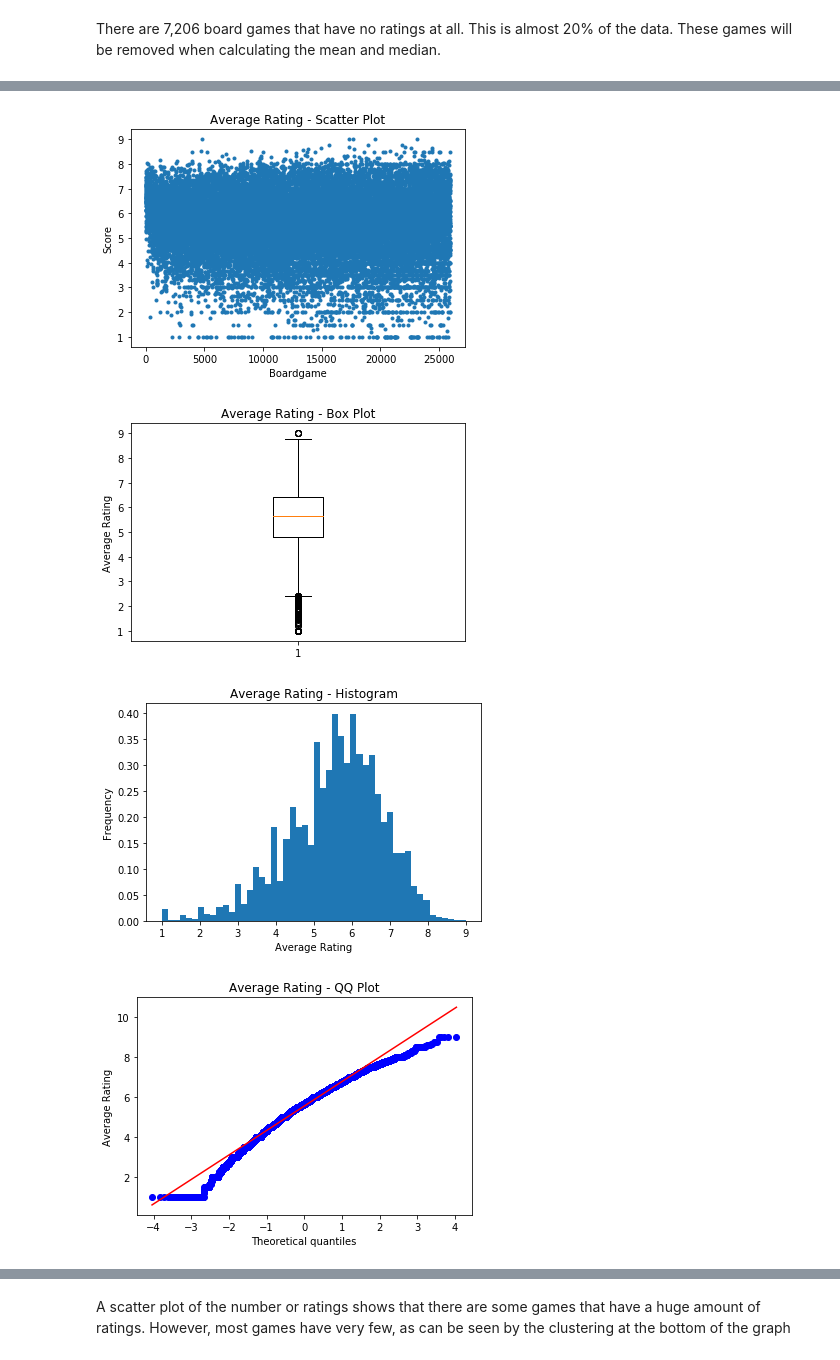
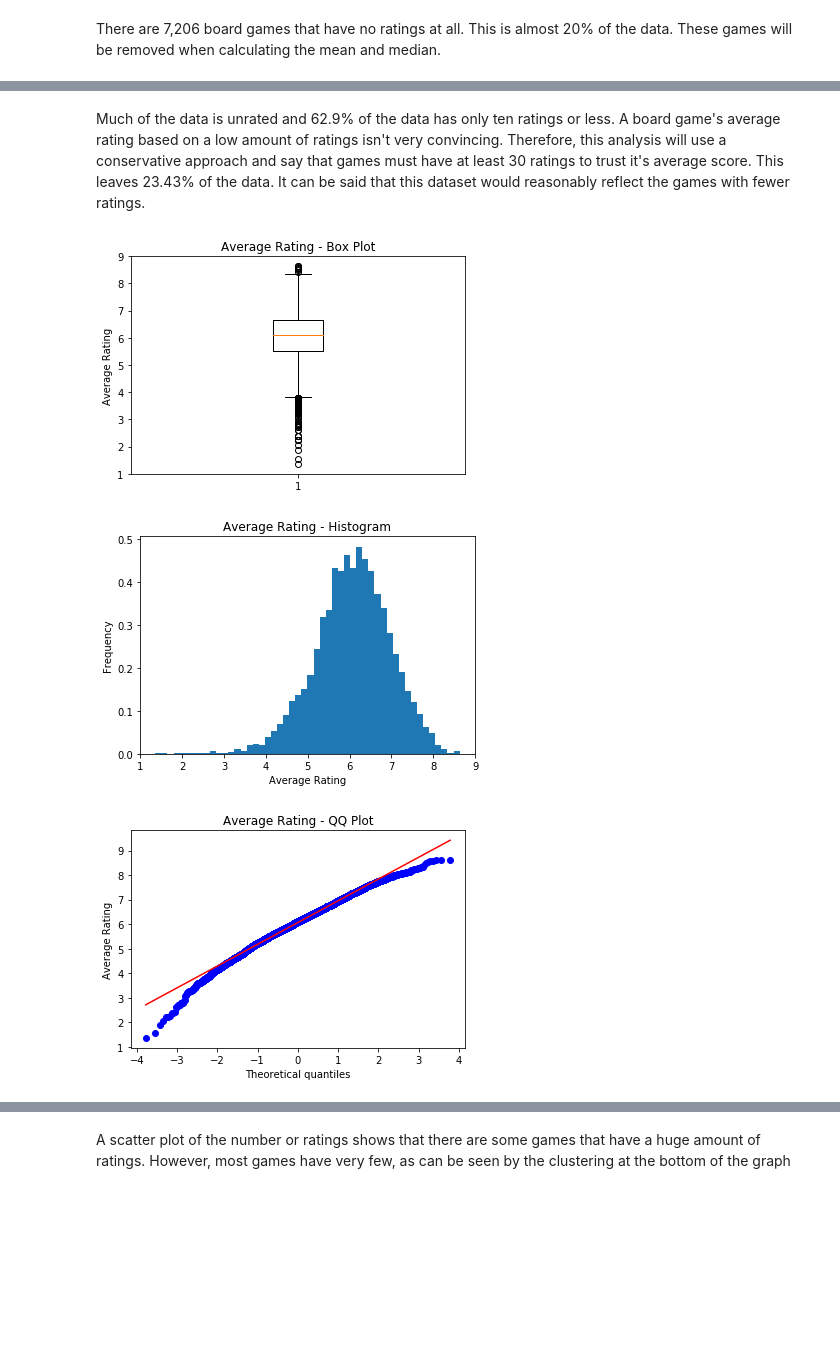
Before and after one commit to cisco3775/Board-Game-Geeks-Recommender-System, a Jupyter notebook: BoardGameGeek Recommender System.ipynb, the cells around one changed output, grey strips where cells are left out. Drawn from its saved outputs; the diff is of its cells as text; code cells hidden in the pictures; blank space fills up the shorter version.

```diff
--- a/BoardGameGeek Recommender System.ipynb
+++ b/BoardGameGeek Recommender System.ipynb
@@ -456,5 +434,7 @@ The data was split into multiple groups depending on their number of ratings fro
+# %% [markdown]
+Much of the data is unrated and 62.9% of the data has only ten ratings or less. A board game's average rating based on a low amount of ratings isn't very convincing. Therefore, this analysis will use a conservative approach and say that games must have at least 30 ratings to trust it's average score. This leaves 23.43% of the data. It can be said that this dataset would reasonably reflect the games with fewer ratings.
 # %%
 # Resetting the index
-board_game_df_NumRatings_2 = board_game_df_NumRatings_2.reset_index()
+board_game_df_NumRatings_30 = board_game_df_NumRatings_30.reset_index()
 # %%
 # Dropping column with the user/rating dictionary
@@ -462,34 +442,27 @@ board_game_df_NumRatings_2 = board_game_df_NumRatings_2.drop(['ratings'], axis=1
 # %%
-y = np.array(board_game_df_NumRatings_2['average rating'])
-
-# scatter plot
-plt.plot(y, marker='.', linestyle='none')
-plt.title('Average Rating - Scatter Plot')
-plt.xlabel('Boardgame')
-plt.ylabel('Score')
-plt.show()
+y = np.array(board_game_df_NumRatings_30['average rating'])
+x = np.array(board_game_df_NumRatings_30['number of ratings'])
 
 # boxplot
 plt.boxplot(y)
 plt.title('Average Rating - Box Plot')
 plt.ylabel('Average Rating')
 plt.show()
 
 # histogram
 plt.hist(y, normed=True, bins = 50)
 plt.title('Average Rating - Histogram')
 plt.xlabel('Average Rating')
 plt.ylabel('Frequency')
 plt.show()
 
 # qq-plot
 stats.probplot(y, dist="norm", plot=pylab)
 plt.title('Average Rating - QQ Plot')
 plt.ylabel('Average Rating')
 pylab.show()
 # %% [output]
-[figure, old version]
+[figure, new version]
-[figure, old version]
+[figure, new version]
-[figure, old version]
+[figure, new version]
-[figure, removed]
 # %% [markdown]
```
Also changed, not shown: parts of 22 cells of this notebook.
